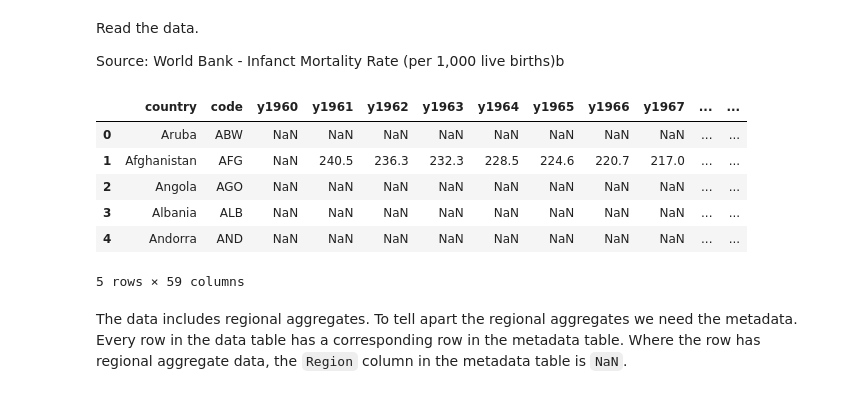
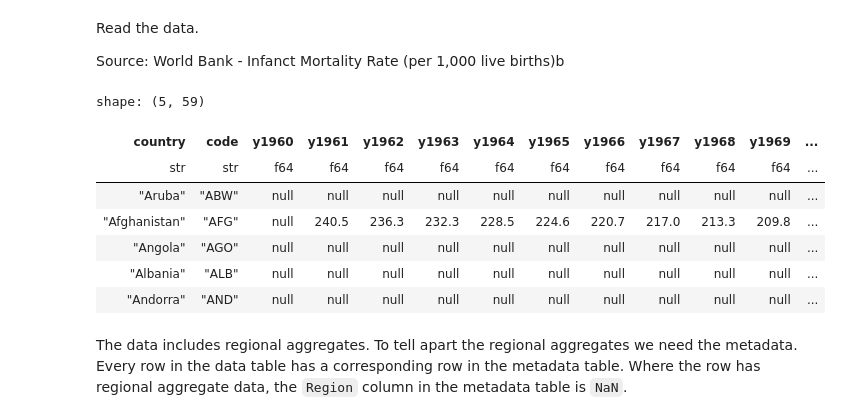
Before and after one commit to has2k1/plotnine-examples, a Jupyter notebook: plotnine_examples/examples/geom_segment.ipynb, the cells around one changed output. Cells and saved outputs as stored; diff of their text form; code cells hidden in the pictures.

```diff
--- a/plotnine_examples/examples/geom_segment.ipynb
+++ b/plotnine_examples/examples/geom_segment.ipynb
@@ -364,29 +349,29 @@ Read the data.
 
 Source: World Bank - Infanct Mortality Rate (per 1,000 live births)b
 # %%
-data = pd.read_csv(
+data = pl.read_csv(
     'data/API_SP.DYN.IMRT.IN_DS2_en_csv_v2/API_SP.DYN.IMRT.IN_DS2_en_csv_v2.csv',
-    skiprows=[0, 1, 2])
+    skip_rows=4,
+    null_values="",
+)
 
 # Columns as valid python variables
-year_columns = {'y{}'.format(c): c for c in data.columns if c[:2] in {'19', '20'}}
-
-data = (
-    data
-    >> rename({'country': 'Country Name', 'code': 'Country Code'})
-    >> rename(year_columns)
-    >> select('Indicator Name', 'Indicator Code', 'Unnamed: 61', drop=True)
-)
-
-data >> head()
+year_columns = {c: f'y{c}' for c in data.columns if c[:2] in {'19', '20'}}
+data = data.rename({
+    'Country Name': 'country',
+    'Country Code': 'code',
+    **year_columns
+}).drop(['Indicator Name', 'Indicator Code'])
+data.head()
 # %% [output]
+shape: (5, 59)
-|  | country | code | y1960 | y1961 | y1962 | y1963 | y1964 | y1965 | y1966 | y1967 | ... | ... |
-| 0 | Aruba | ABW | NaN | NaN | NaN | NaN | NaN | NaN | NaN | NaN | ... | ... |
-| 1 | Afghanistan | AFG | NaN | 240.5 | 236.3 | 232.3 | 228.5 | 224.6 | 220.7 | 217.0 | ... | ... |
-| 2 | Angola | AGO | NaN | NaN | NaN | NaN | NaN | NaN | NaN | NaN | ... | ... |
-| 3 | Albania | ALB | NaN | NaN | NaN | NaN | NaN | NaN | NaN | NaN | ... | ... |
-| 4 | Andorra | AND | NaN | NaN | NaN | NaN | NaN | NaN | NaN | NaN | ... | ... |
+| country | code | y1960 | y1961 | y1962 | y1963 | y1964 | y1965 | y1966 | y1967 | y1968 | y1969 | ... |
+| str | str | f64 | f64 | f64 | f64 | f64 | f64 | f64 | f64 | f64 | f64 | ... |
+| "Aruba" | "ABW" | null | null | null | null | null | null | null | null | null | null | ... |
+| "Afghanistan" | "AFG" | null | 240.5 | 236.3 | 232.3 | 228.5 | 224.6 | 220.7 | 217.0 | 213.3 | 209.8 | ... |
+| "Angola" | "AGO" | null | null | null | null | null | null | null | null | null | null | ... |
+| "Albania" | "ALB" | null | null | null | null | null | null | null | null | null | null | ... |
+| "Andorra" | "AND" | null | null | null | null | null | null | null | null | null | null | ... |
-5 rows × 59 columns
 # %% [markdown]
 The data includes regional aggregates. To tell apart the regional aggregates we need the metadata.
 Every row in the data table has a corresponding row in the metadata table. Where the row has
```
Also changed, not shown: parts of 24 cells of this notebook, 33 other files.
